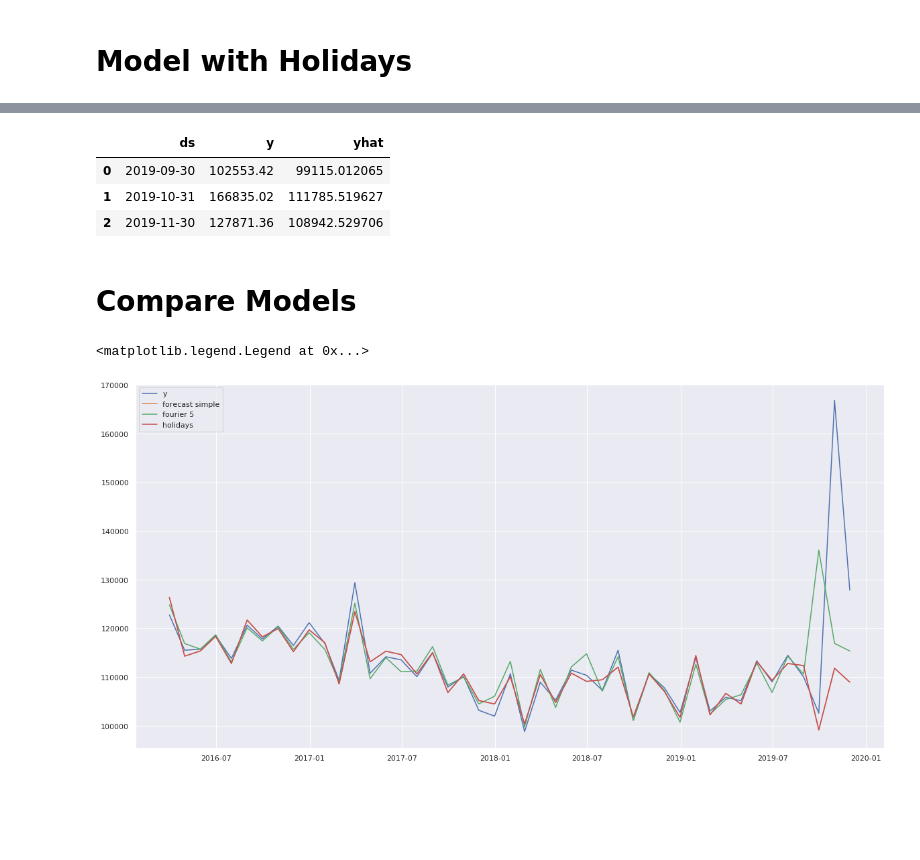
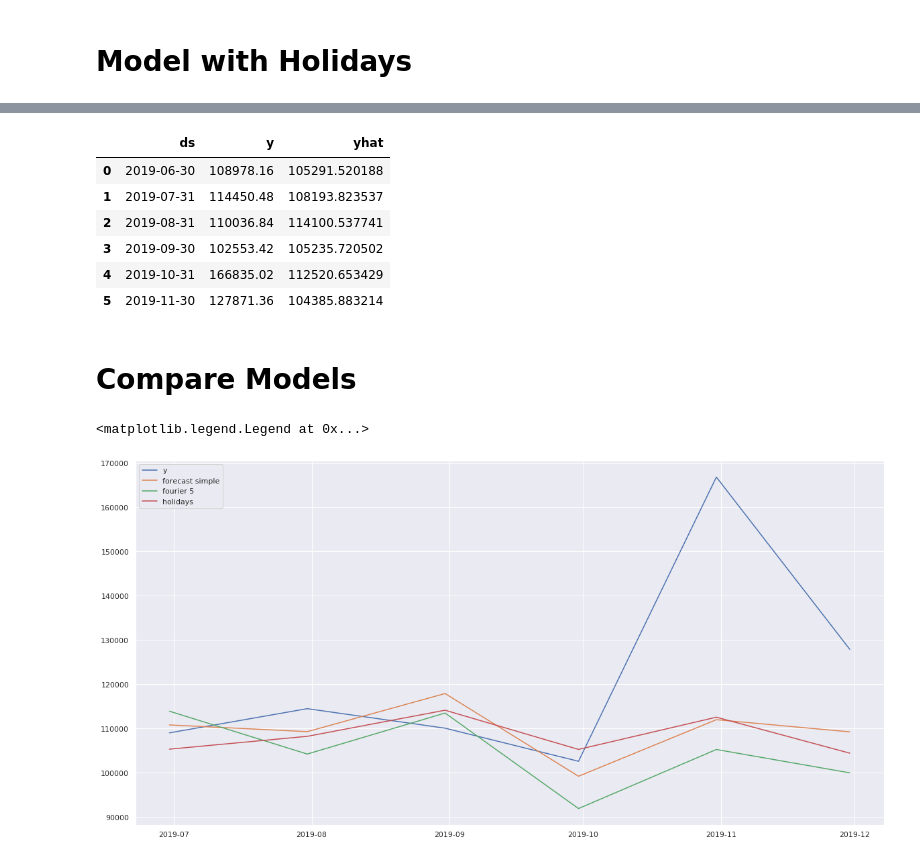
Before and after one commit to BlueOrangeDigital/TimeSeries, a Jupyter notebook: Prophet/By_Month.ipynb, the cells around one changed output, grey strips where cells are left out. Saved outputs shown, nothing was run; the diff lists cells and outputs as text; code cells hidden in the pictures; blank space fills up the shorter version.

Commit message:
forecast 6 months

```diff
--- a/Prophet/By_Month.ipynb
+++ b/Prophet/By_Month.ipynb
@@ -113,7 +116,7 @@ print(revenue_x_m['y'].max())
 # %%
 m = Prophet()
 m.fit(train)
-future = m.make_future_dataframe(periods=3, freq='m')
+future = m.make_future_dataframe(periods=6, freq='m')
 forecast = m.predict(future)
 # %% [output]
 INFO:fbprophet:Disabling weekly seasonality. Run prophet with weekly_seasonality=True to override this.
@@ -159,6 +169,8 @@ m = Prophet(
     n_changepoints=2)
 m.add_seasonality(
     name='monthly',
-    period=12,
-    fourier_order=10)
+    period=30.5,
+    fourier_order=5)
 m.fit(train)
+future = m.make_future_dataframe(periods=6, freq='M')
+forecast1 = m.predict(future)
@@ -193,8 +206,8 @@ test
 | 45 | 2019-11-30 | 127871.36 |
 # %%
 df_holidays = get_df_holidays([2016,2017,2018,2019])
-m = Prophet(holidays=df_holidays,daily_seasonality=True)
+m = Prophet(holidays=df_holidays,daily_seasonality=True,weekly_seasonality=True)
 m.add_country_holidays(country_name='US')
 m.fit(train)
-future = m.make_future_dataframe(periods=3, freq='m')
+future = m.make_future_dataframe(periods=6, freq='m')
 forecast2 = m.predict(future)
@@ -207,19 +218,22 @@ fig_decompose = m.plot_components(forecast2)
 # %%
-compare_dates('2019-09-30', '2019-11-30', forecast2, test)
+compare_dates('2019-06-30', '2019-11-30', forecast2, test)
 # %% [output]
 |  | ds | y | yhat |
-| 0 | 2019-09-30 | 102553.42 | 99115.012065 |
-| 1 | 2019-10-31 | 166835.02 | 111785.519627 |
-| 2 | 2019-11-30 | 127871.36 | 108942.529706 |
+| 0 | 2019-06-30 | 108978.16 | 105291.520188 |
+| 1 | 2019-07-31 | 114450.48 | 108193.823537 |
+| 2 | 2019-08-31 | 110036.84 | 114100.537741 |
+| 3 | 2019-09-30 | 102553.42 | 105235.720502 |
+| 4 | 2019-10-31 | 166835.02 | 112520.653429 |
+| 5 | 2019-11-30 | 127871.36 | 104385.883214 |
 # %% [markdown]
 # Compare Models
 # %%
 plt.rcParams["figure.figsize"] = (20,10)
-plt.plot(revenue_x_m['ds'], revenue_x_m['y'], label='y')
-plt.plot(forecast['ds'], forecast['yhat'], label='forecast simple')
-plt.plot(forecast1['ds'], forecast1['yhat'], label='fourier 5')
-plt.plot(forecast2['ds'], forecast2['yhat'], label='holidays')
+plt.plot(revenue_x_m[revenue_x_m['ds'] >= '2019-06-30']['ds'], revenue_x_m[revenue_x_m['ds'] >= '2019-06-30']['y'], label='y')
+plt.plot(forecast[forecast['ds'] >= '2019-06-30']['ds'], forecast[forecast['ds'] >= '2019-06-30']['yhat'], label='forecast simple')
+plt.plot(forecast1[forecast1['ds'] >= '2019-06-30']['ds'], forecast1[forecast1['ds'] >= '2019-06-30']['yhat'], label='fourier 5')
+plt.plot(forecast2[forecast2['ds'] >= '2019-06-30']['ds'], forecast2[forecast2['ds'] >= '2019-06-30']['yhat'], label='holidays')
 plt.legend(loc="upper left")
 # %% [output]
 <matplotlib.legend.Legend at 0x...>
-[figure, old version]
+[figure, new version]
```
Also changed, not shown: parts of 14 cells of this notebook.
